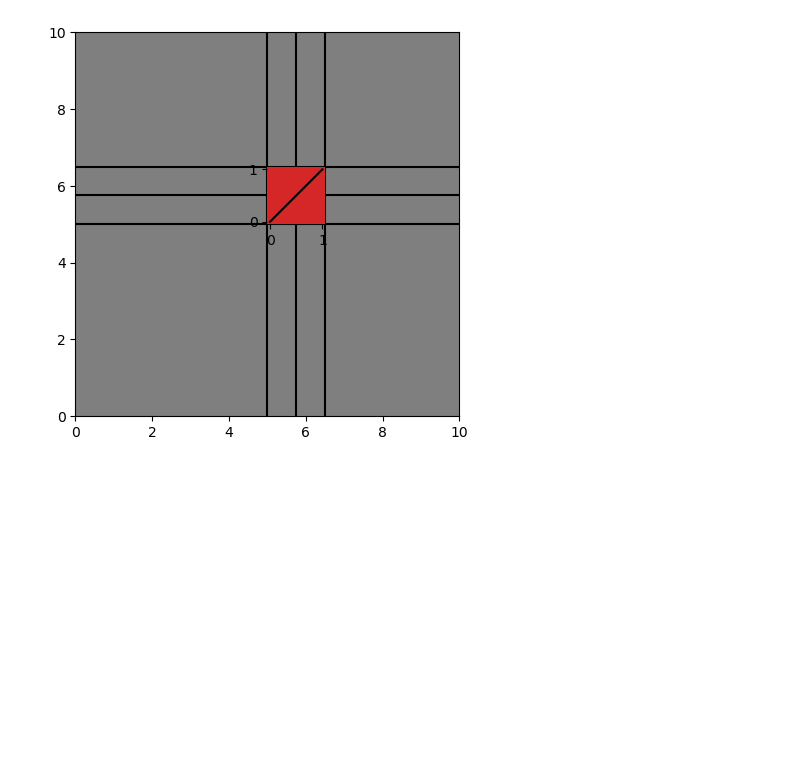
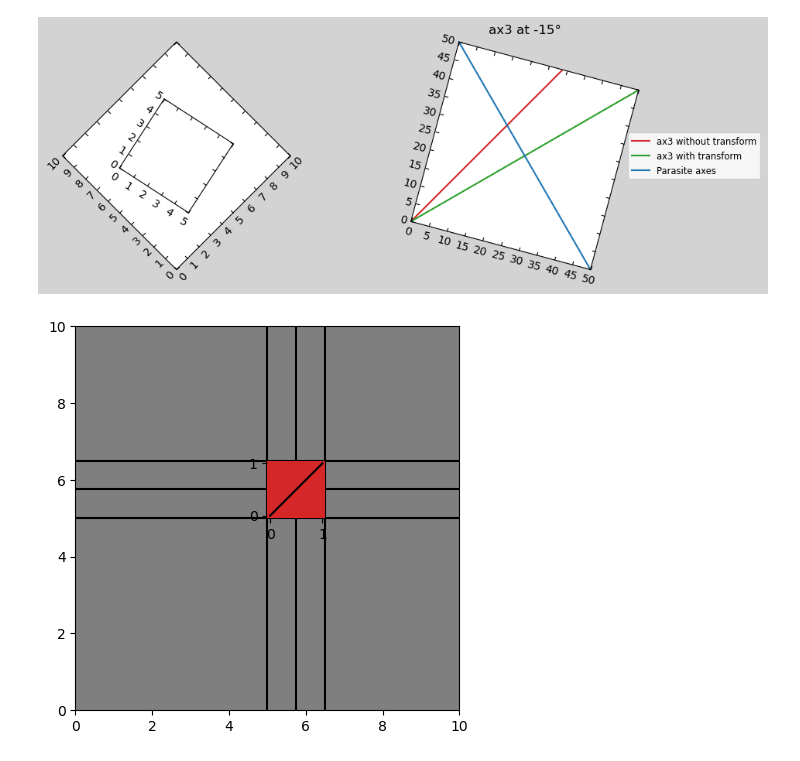
Before and after one commit to rodriguezmDNA/dataviz, a Jupyter notebook: floating_axes.ipynb, the cells around one changed output. Saved outputs shown, nothing was run; the diff lists cells and outputs as text; code cells hidden in the pictures; blank space fills up the shorter version.

```diff
--- a/floating_axes.ipynb
+++ b/floating_axes.ipynb
@@ -9,3 +11,93 @@ from mpl_toolkits.axisartist.grid_finder import MaxNLocator
+# %%
+fig = plt.figure(figsize=(6, 6))
+
+angle = 45
+transform = Affine2D().scale(1, 1).rotate_deg(45)
+grid_helper = floating_axes.GridHelperCurveLinear(transform,
+                                                  (0, 10, 0, 10))
+
+### Add floating axes with floating_axes
+ax1 = floating_axes.FloatingSubplot(fig,
+                                    131,
+                                    transform=fig.transFigure,
+                                    grid_helper=grid_helper,
+                                    )
+
+ax1.set_position((0.5, 0, 0.5, 0.5))
+fig.add_subplot(ax1)
+fig.set_facecolor('lightgrey')
+
+
+
+### Add a floating axes with inset_axes
+
+transform2 = Affine2D().rotate_deg(-33)
+grid_helper2 = floating_axes.GridHelperCurveLinear(transform2,
+                                                  (0, 5, 0, 5),
+                                                  grid_locator1=MaxNLocator(5),
+                                                  grid_locator2=MaxNLocator(5),
+                                                  )
+
+ax2 = ax1.inset_axes( (0.25, 0.25, 0.5, 0.5),
+                     #transform=ax1.transAxes,
+                     axes_class=floating_axes.FloatingAxes,
+                     grid_helper=grid_helper2,
+                     )
+
+
+### Add with fig.add_axes method
+
+
+transform3 = Affine2D().rotate_deg(-15)
+grid_helper3 = floating_axes.GridHelperCurveLinear(transform3,
+                                                  (0, 50, 0, 50),
+                                                  grid_locator1=MaxNLocator(10),
+                                                  grid_locator2=MaxNLocator(10),
+                                                  )
+ax3 = fig.add_subplot(133,
+                      axes_class=floating_axes.FloatingAxes,
+                      grid_helper=grid_helper3,
+                      )
+
+ax3.set_position((1.25, 0, 0.5, 0.5))
+ax3.set_title('ax3 at -15°')
+
+ax3.plot([0, 10, 20, 30, 40, 50],
+         [0, 10, 20, 30, 40, 50],
+         color='tab:red',
+         label='ax3 without transform'
+         )
+
+
+ax3.plot([0, 10, 20, 30, 40, 50],
+         [0, 10, 20, 30, 40, 50],
+         color='tab:green',
+         transform=transform3+ax3.transData,
+         label='ax3 with transform'
+         )
+
+
+# get_aux_axes Despite this method's name, this should actually be thought of as an add_parasite_axes method.
+ax3_aux = ax3.get_aux_axes(transform3)
+ax3_aux.plot([50, 40, 30, 20, 10, 0],
+             [0, 10, 20, 30, 40, 50],
+             color='tab:blue',
+             label='Parasite axes'
+             )
+
+
+ax3.legend(bbox_to_anchor=(1.23, 0.5), loc='center', fontsize='small')
+
+#### Aesthetic changes
+
+fig.set_facecolor('lightgrey')
+
+ax3.set_aspect('equal')
+#fig.tight_layout()
+ax2.set_aspect('equal')
+plt.show()
+# %% [output]
+[figure, added]
 # %%
 fig = plt.figure()
 # Add axes at position [left, bottom, width, height]
```
Also changed, not shown: parts of 12 cells of this notebook.
